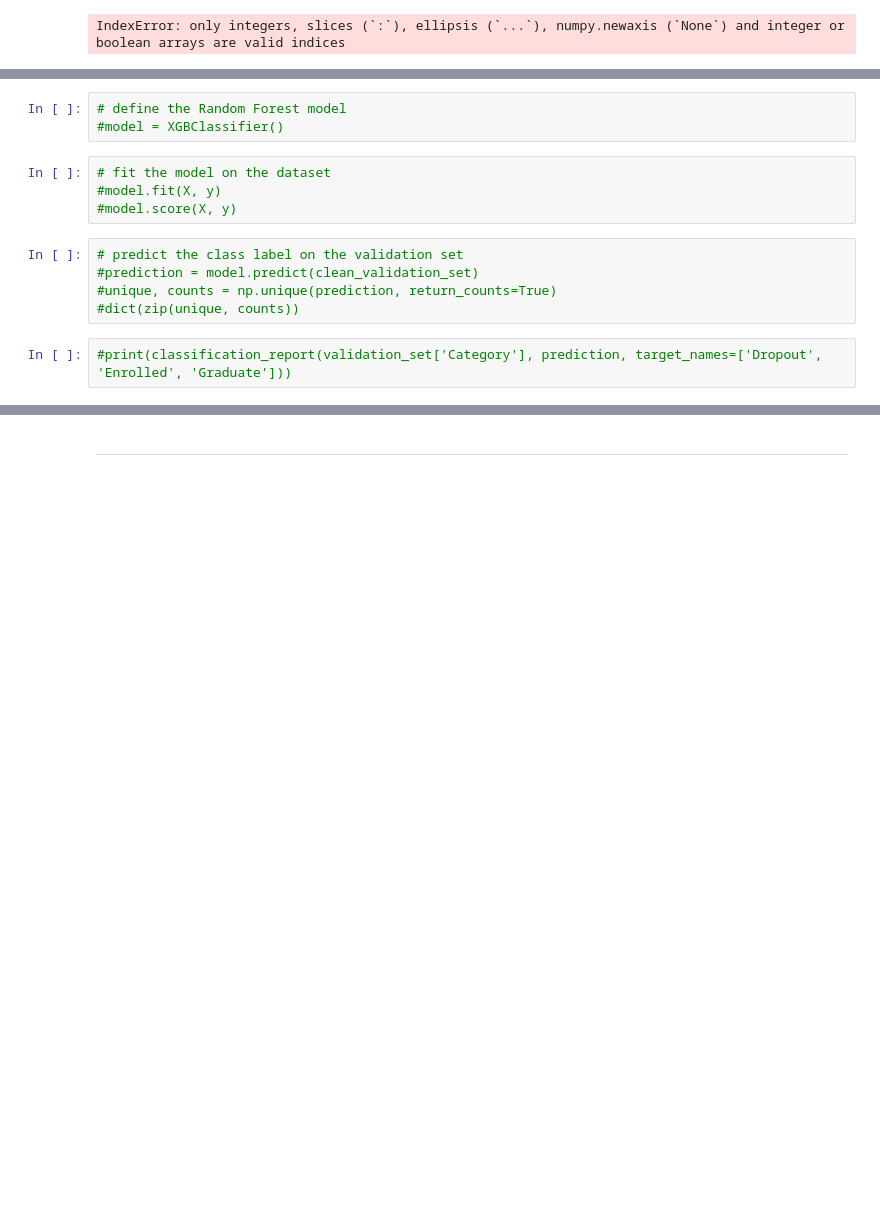
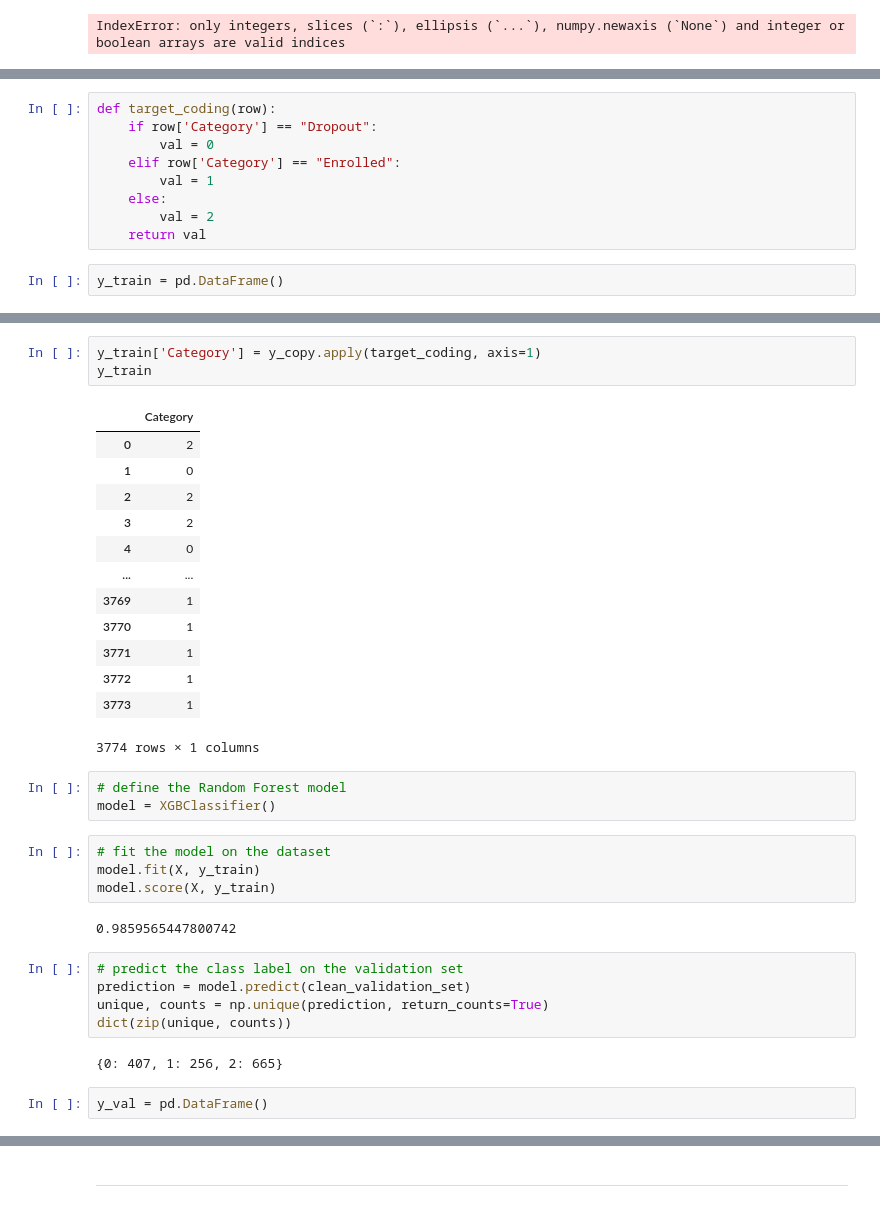
Before and after one commit to tanialemos/student-dropout-challenge, a Jupyter notebook: nb.ipynb, the cells around one changed output, grey strips where cells are left out. Saved outputs shown, nothing was run; the diff lists cells and outputs as text; blank space fills up the shorter version.

```diff
--- a/nb.ipynb
+++ b/nb.ipynb
@@ -487,0 +479,11 @@ IndexError: only integers, slices (`:`), ellipsis (`...`), numpy.newaxis (`None`
+# %%
+def target_coding(row):
+    if row['Category'] == "Dropout":
+        val = 0
+    elif row['Category'] == "Enrolled":
+        val = 1
+    else:
+        val = 2
+    return val
+# %%
+y_train = pd.DataFrame()
@@ -488,14 +507,35 @@ IndexError: only integers, slices (`:`), ellipsis (`...`), numpy.newaxis (`None`
+# %%
+y_train['Category'] = y_copy.apply(target_coding, axis=1)
+y_train
+# %% [output]
+|  | Category |
+| 0 | 2 |
+| 1 | 0 |
+| 2 | 2 |
+| 3 | 2 |
+| 4 | 0 |
+| ... | ... |
+| 3769 | 1 |
+| 3770 | 1 |
+| 3771 | 1 |
+| 3772 | 1 |
+| 3773 | 1 |
+3774 rows × 1 columns
 # %%
 # define the Random Forest model
-#model = XGBClassifier()
+model = XGBClassifier()
 # %%
 # fit the model on the dataset
-#model.fit(X, y)
-#model.score(X, y)
+model.fit(X, y_train)
+model.score(X, y_train)
+# %% [output]
+0.9859565447800742
 # %%
 # predict the class label on the validation set
-#prediction = model.predict(clean_validation_set)
-#unique, counts = np.unique(prediction, return_counts=True)
-#dict(zip(unique, counts))
+prediction = model.predict(clean_validation_set)
+unique, counts = np.unique(prediction, return_counts=True)
+dict(zip(unique, counts))
+# %% [output]
+{0: 407, 1: 256, 2: 665}
-# %%
-#print(classification_report(validation_set['Category'], prediction, target_names=['Dropout', 'Enrolled', 'Graduate']))
+# %%
+y_val = pd.DataFrame()
```
Also changed, not shown: parts of 7 cells of this notebook.
